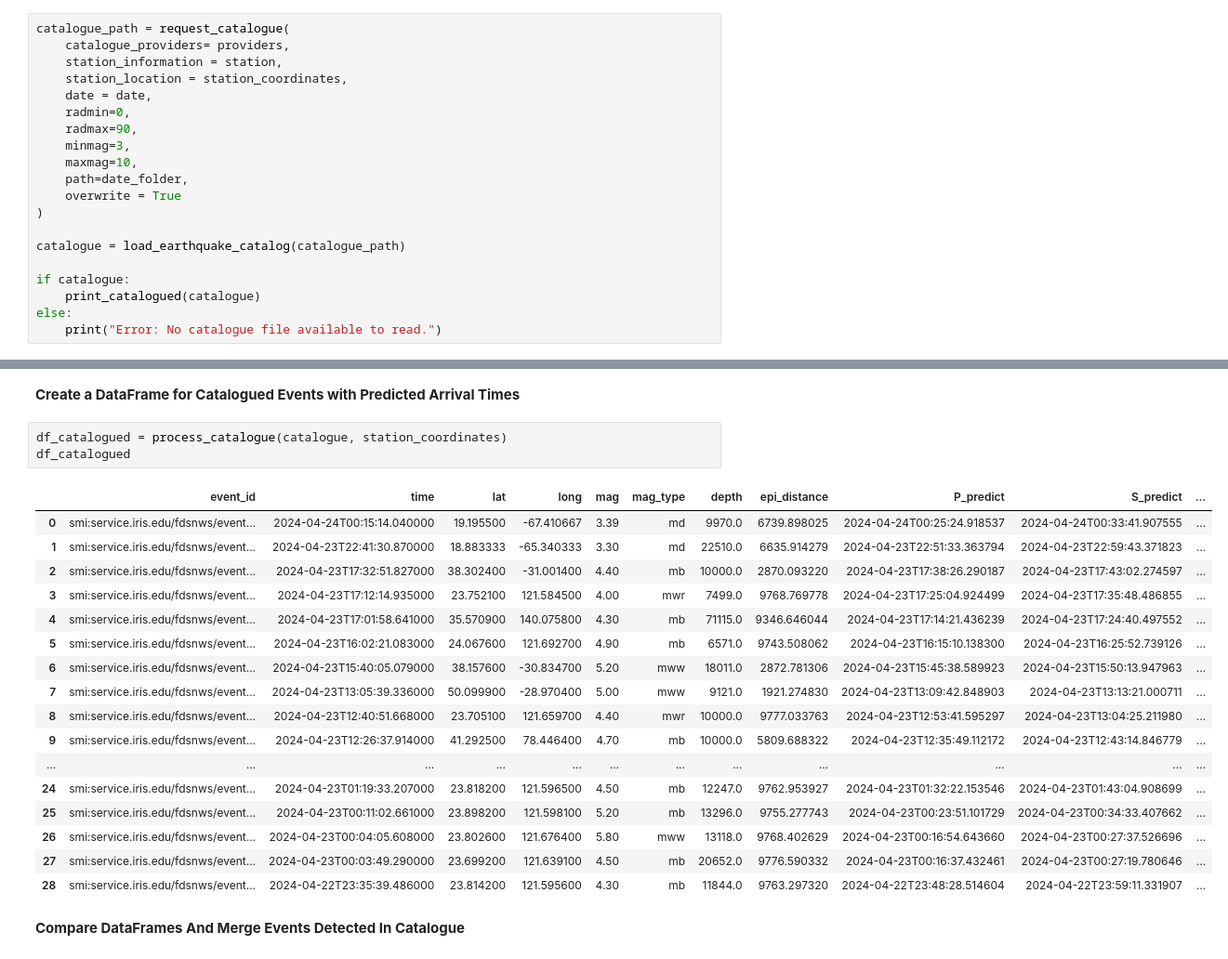
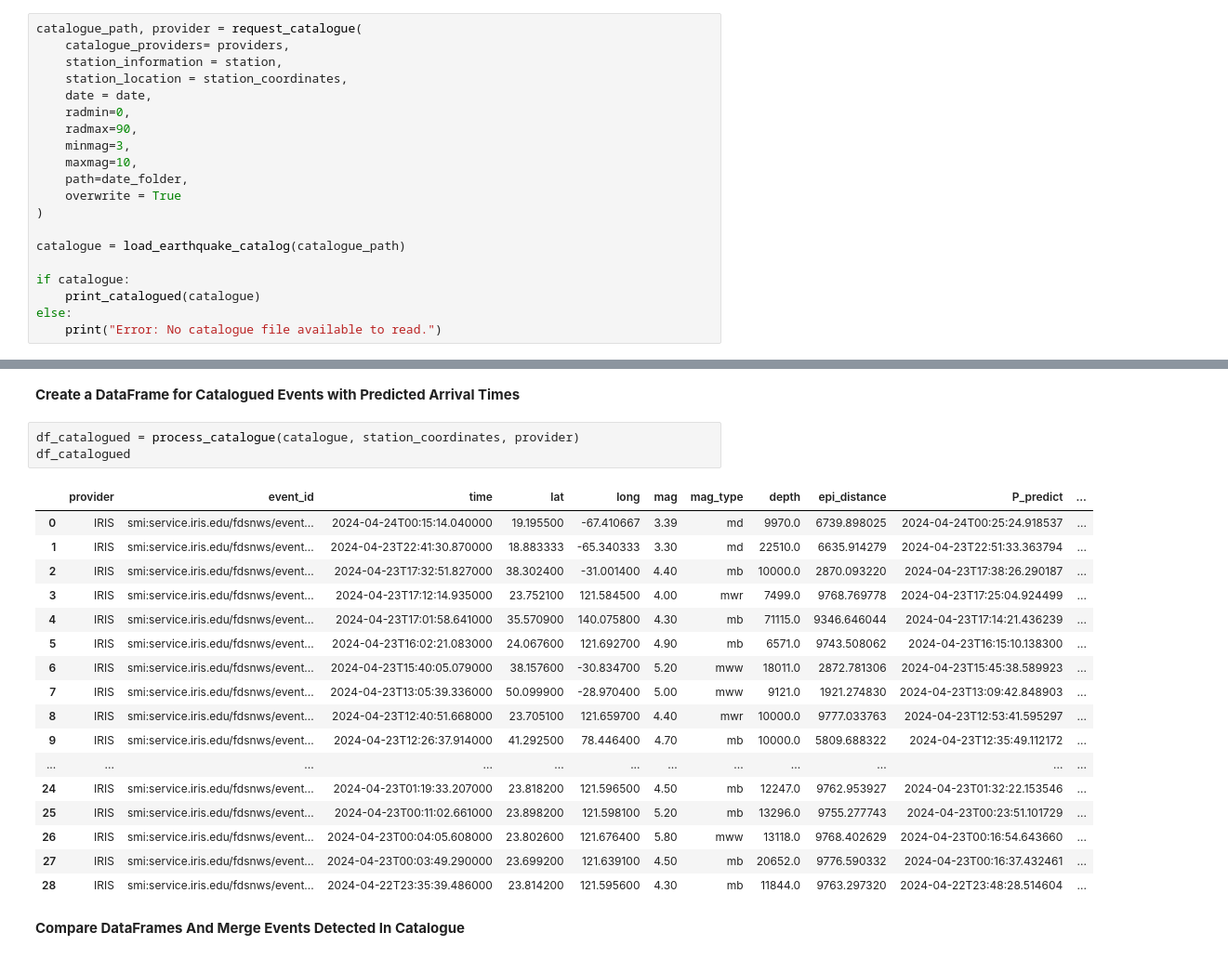
Before and after one commit to QingyuanZhangTony/Earthquake-Identification-And-Notification, a Jupyter notebook: main.ipynb, the cells around one changed output, grey strips where cells are left out. Shown at 93% size. Saved outputs shown, nothing was run; the diff lists cells and outputs as text.

```diff
--- a/main.ipynb
+++ b/main.ipynb
@@ -119,7 +119,7 @@ Stream saved to D:\Dissertation\data\AM.R50D6\2024-04-23\2024-04-23_AM.R50D6..Z.
 # %% [markdown]
 Request Catalogue And Save To File
 # %%
-catalogue_path = request_catalogue(
+catalogue_path, provider = request_catalogue(
     catalogue_providers= providers,
     station_information = station,
     station_location = station_coordinates,
@@ -152,26 +152,26 @@ To see all events call 'print(CatalogObject.__str__(print_all=True))'
 # %% [markdown]
 **Create a DataFrame for Catalogued Events with Predicted Arrival Times**
 # %%
-df_catalogued = process_catalogue(catalogue, station_coordinates)
+df_catalogued = process_catalogue(catalogue, station_coordinates, provider)
 df_catalogued
 # %% [output]
-|  | event_id | time | lat | long | mag | mag_type | depth | epi_distance | P_predict | S_predict | ... |
-| 0 | smi:service.iris.edu/fdsnws/event... | 2024-04-24T00:15:14.040000 | 19.195500 | -67.410667 | 3.39 | md | 9970.0 | 6739.898025 | 2024-04-24T00:25:24.918537 | 2024-04-24T00:33:41.907555 | ... |
-| 1 | smi:service.iris.edu/fdsnws/event... | 2024-04-23T22:41:30.870000 | 18.883333 | -65.340333 | 3.30 | md | 22510.0 | 6635.914279 | 2024-04-23T22:51:33.363794 | 2024-04-23T22:59:43.371823 | ... |
-| 2 | smi:service.iris.edu/fdsnws/event... | 2024-04-23T17:32:51.827000 | 38.302400 | -31.001400 | 4.40 | mb | 10000.0 | 2870.093220 | 2024-04-23T17:38:26.290187 | 2024-04-23T17:43:02.274597 | ... |
-| 3 | smi:service.iris.edu/fdsnws/event... | 2024-04-23T17:12:14.935000 | 23.752100 | 121.584500 | 4.00 | mwr | 7499.0 | 9768.769778 | 2024-04-23T17:25:04.924499 | 2024-04-23T17:35:48.486855 | ... |
-| 4 | smi:service.iris.edu/fdsnws/event... | 2024-04-23T17:01:58.641000 | 35.570900 | 140.075800 | 4.30 | mb | 71115.0 | 9346.646044 | 2024-04-23T17:14:21.436239 | 2024-04-23T17:24:40.497552 | ... |
-| 5 | smi:service.iris.edu/fdsnws/event... | 2024-04-23T16:02:21.083000 | 24.067600 | 121.692700 | 4.90 | mb | 6571.0 | 9743.508062 | 2024-04-23T16:15:10.138300 | 2024-04-23T16:25:52.739126 | ... |
-| 6 | smi:service.iris.edu/fdsnws/event... | 2024-04-23T15:40:05.079000 | 38.157600 | -30.834700 | 5.20 | mww | 18011.0 | 2872.781306 | 2024-04-23T15:45:38.589923 | 2024-04-23T15:50:13.947963 | ... |
-| 7 | smi:service.iris.edu/fdsnws/event... | 2024-04-23T13:05:39.336000 | 50.099900 | -28.970400 | 5.00 | mww | 9121.0 | 1921.274830 | 2024-04-23T13:09:42.848903 | 2024-04-23T13:13:21.000711 | ... |
-| 8 | smi:service.iris.edu/fdsnws/event... | 2024-04-23T12:40:51.668000 | 23.705100 | 121.659700 | 4.40 | mwr | 10000.0 | 9777.033763 | 2024-04-23T12:53:41.595297 | 2024-04-23T13:04:25.211980 | ... |
-| 9 | smi:service.iris.edu/fdsnws/event... | 2024-04-23T12:26:37.914000 | 41.292500 | 78.446400 | 4.70 | mb | 10000.0 | 5809.688322 | 2024-04-23T12:35:49.112172 | 2024-04-23T12:43:14.846779 | ... |
+|  | provider | event_id | time | lat | long | mag | mag_type | depth | epi_distance | P_predict | ... |
+| 0 | IRIS | smi:service.iris.edu/fdsnws/event... | 2024-04-24T00:15:14.040000 | 19.195500 | -67.410667 | 3.39 | md | 9970.0 | 6739.898025 | 2024-04-24T00:25:24.918537 | ... |
+| 1 | IRIS | smi:service.iris.edu/fdsnws/event... | 2024-04-23T22:41:30.870000 | 18.883333 | -65.340333 | 3.30 | md | 22510.0 | 6635.914279 | 2024-04-23T22:51:33.363794 | ... |
+| 2 | IRIS | smi:service.iris.edu/fdsnws/event... | 2024-04-23T17:32:51.827000 | 38.302400 | -31.001400 | 4.40 | mb | 10000.0 | 2870.093220 | 2024-04-23T17:38:26.290187 | ... |
+| 3 | IRIS | smi:service.iris.edu/fdsnws/event... | 2024-04-23T17:12:14.935000 | 23.752100 | 121.584500 | 4.00 | mwr | 7499.0 | 9768.769778 | 2024-04-23T17:25:04.924499 | ... |
+| 4 | IRIS | smi:service.iris.edu/fdsnws/event... | 2024-04-23T17:01:58.641000 | 35.570900 | 140.075800 | 4.30 | mb | 71115.0 | 9346.646044 | 2024-04-23T17:14:21.436239 | ... |
+| 5 | IRIS | smi:service.iris.edu/fdsnws/event... | 2024-04-23T16:02:21.083000 | 24.067600 | 121.692700 | 4.90 | mb | 6571.0 | 9743.508062 | 2024-04-23T16:15:10.138300 | ... |
+| 6 | IRIS | smi:service.iris.edu/fdsnws/event... | 2024-04-23T15:40:05.079000 | 38.157600 | -30.834700 | 5.20 | mww | 18011.0 | 2872.781306 | 2024-04-23T15:45:38.589923 | ... |
+| 7 | IRIS | smi:service.iris.edu/fdsnws/event... | 2024-04-23T13:05:39.336000 | 50.099900 | -28.970400 | 5.00 | mww | 9121.0 | 1921.274830 | 2024-04-23T13:09:42.848903 | ... |
+| 8 | IRIS | smi:service.iris.edu/fdsnws/event... | 2024-04-23T12:40:51.668000 | 23.705100 | 121.659700 | 4.40 | mwr | 10000.0 | 9777.033763 | 2024-04-23T12:53:41.595297 | ... |
+| 9 | IRIS | smi:service.iris.edu/fdsnws/event... | 2024-04-23T12:26:37.914000 | 41.292500 | 78.446400 | 4.70 | mb | 10000.0 | 5809.688322 | 2024-04-23T12:35:49.112172 | ... |
 | ... | ... | ... | ... | ... | ... | ... | ... | ... | ... | ... | ... |
-| 24 | smi:service.iris.edu/fdsnws/event... | 2024-04-23T01:19:33.207000 | 23.818200 | 121.596500 | 4.50 | mb | 12247.0 | 9762.953927 | 2024-04-23T01:32:22.153546 | 2024-04-23T01:43:04.908699 | ... |
-| 25 | smi:service.iris.edu/fdsnws/event... | 2024-04-23T00:11:02.661000 | 23.898200 | 121.598100 | 5.20 | mb | 13296.0 | 9755.277743 | 2024-04-23T00:23:51.101729 | 2024-04-23T00:34:33.407662 | ... |
-| 26 | smi:service.iris.edu/fdsnws/event... | 2024-04-23T00:04:05.608000 | 23.802600 | 121.676400 | 5.80 | mww | 13118.0 | 9768.402629 | 2024-04-23T00:16:54.643660 | 2024-04-23T00:27:37.526696 | ... |
-| 27 | smi:service.iris.edu/fdsnws/event... | 2024-04-23T00:03:49.290000 | 23.699200 | 121.639100 | 4.50 | mb | 20652.0 | 9776.590332 | 2024-04-23T00:16:37.432461 | 2024-04-23T00:27:19.780646 | ... |
-| 28 | smi:service.iris.edu/fdsnws/event... | 2024-04-22T23:35:39.486000 | 23.814200 | 121.595600 | 4.30 | mb | 11844.0 | 9763.297320 | 2024-04-22T23:48:28.514604 | 2024-04-22T23:59:11.331907 | ... |
+| 24 | IRIS | smi:service.iris.edu/fdsnws/event... | 2024-04-23T01:19:33.207000 | 23.818200 | 121.596500 | 4.50 | mb | 12247.0 | 9762.953927 | 2024-04-23T01:32:22.153546 | ... |
+| 25 | IRIS | smi:service.iris.edu/fdsnws/event... | 2024-04-23T00:11:02.661000 | 23.898200 | 121.598100 | 5.20 | mb | 13296.0 | 9755.277743 | 2024-04-23T00:23:51.101729 | ... |
+| 26 | IRIS | smi:service.iris.edu/fdsnws/event... | 2024-04-23T00:04:05.608000 | 23.802600 | 121.676400 | 5.80 | mww | 13118.0 | 9768.402629 | 2024-04-23T00:16:54.643660 | ... |
+| 27 | IRIS | smi:service.iris.edu/fdsnws/event... | 2024-04-23T00:03:49.290000 | 23.699200 | 121.639100 | 4.50 | mb | 20652.0 | 9776.590332 | 2024-04-23T00:16:37.432461 | ... |
+| 28 | IRIS | smi:service.iris.edu/fdsnws/event... | 2024-04-22T23:35:39.486000 | 23.814200 | 121.595600 | 4.30 | mb | 11844.0 | 9763.297320 | 2024-04-22T23:48:28.514604 | ... |
 # %% [markdown]
 **Compare DataFrames And Merge Events Detected In Catalogue**
 # %%
```
Also changed, not shown: parts of 5 cells of this notebook, 5 other files.
